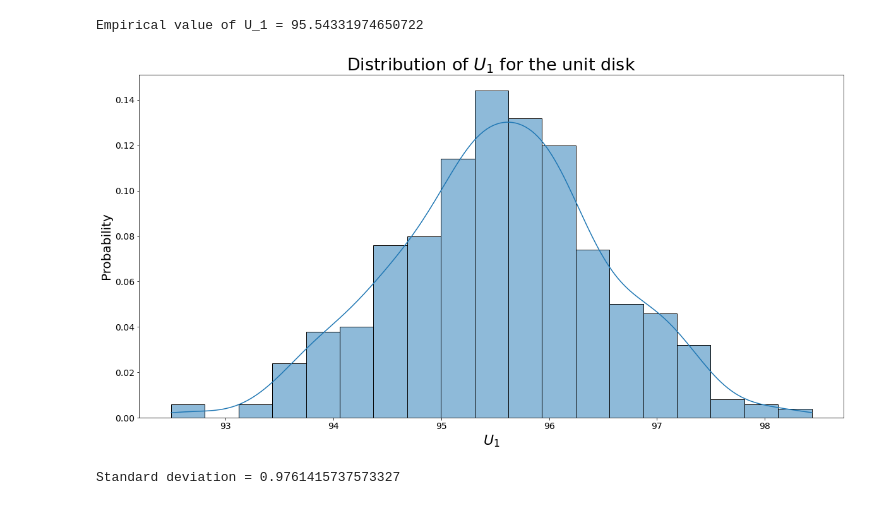
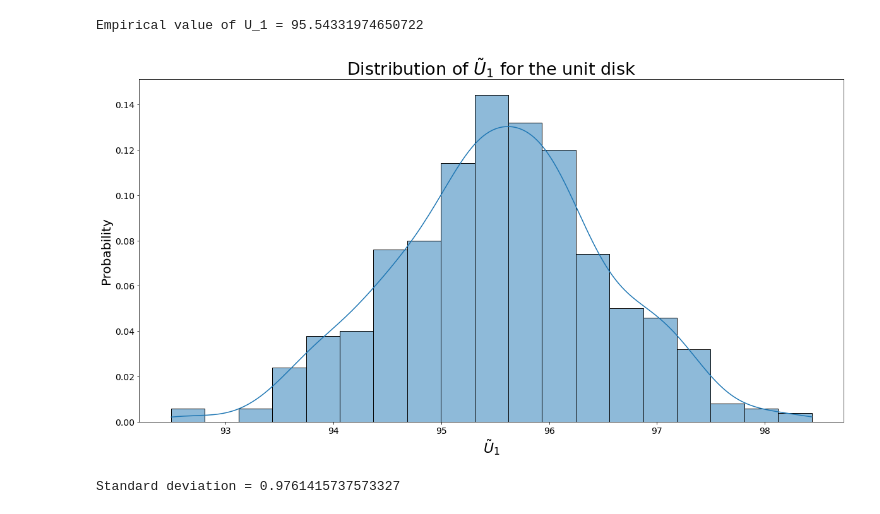
Before and after one commit to Davit98/Simulating_Random_Lines, a Jupyter notebook: Simulations (Unit Disk).ipynb, the cells around one changed output. Drawn from its saved outputs; the diff is of its cells as text; code cells hidden in the pictures.

```diff
--- a/Simulations (Unit Disk).ipynb
+++ b/Simulations (Unit Disk).ipynb
@@ -219,24 +219,24 @@ Empirical value of U_1 = 95.54331974650722
 # %%
 dist_U_1 = []
 
 for i in range(n_exp):
     tmp_p32=RESULTS_n3[i][2]/n_trial
     tmp_p33=RESULTS_n3[i][3]/n_trial
 
     tmp_U_1 = (L**3)/3 * (2*tmp_p32 + 3*tmp_p33)
     dist_U_1.append(tmp_U_1)
 
 plt.figure(figsize=(20, 10))
 sns.histplot(dist_U_1,kde=True,stat='probability')
 
-plt.title('Distribution of $U_{1}$ for the unit disk',fontsize=27)
+plt.title('Distribution of $\~U_{1}$ for the unit disk',fontsize=27)
 plt.xticks(fontsize=14)
 plt.yticks(fontsize=14)
-plt.xlabel('$U_{1}$',fontsize=22)
+plt.xlabel('$\~U_{1}$',fontsize=22)
 plt.ylabel('Probability',fontsize=20)
 plt.show()
 # %% [output]
-[figure, old version]
+[figure, new version]
 # %%
 print('Standard deviation = {}'.format(np.std(dist_U_1)))
 # %% [output]
```
Also changed, not shown: parts of 6 cells of this notebook.
